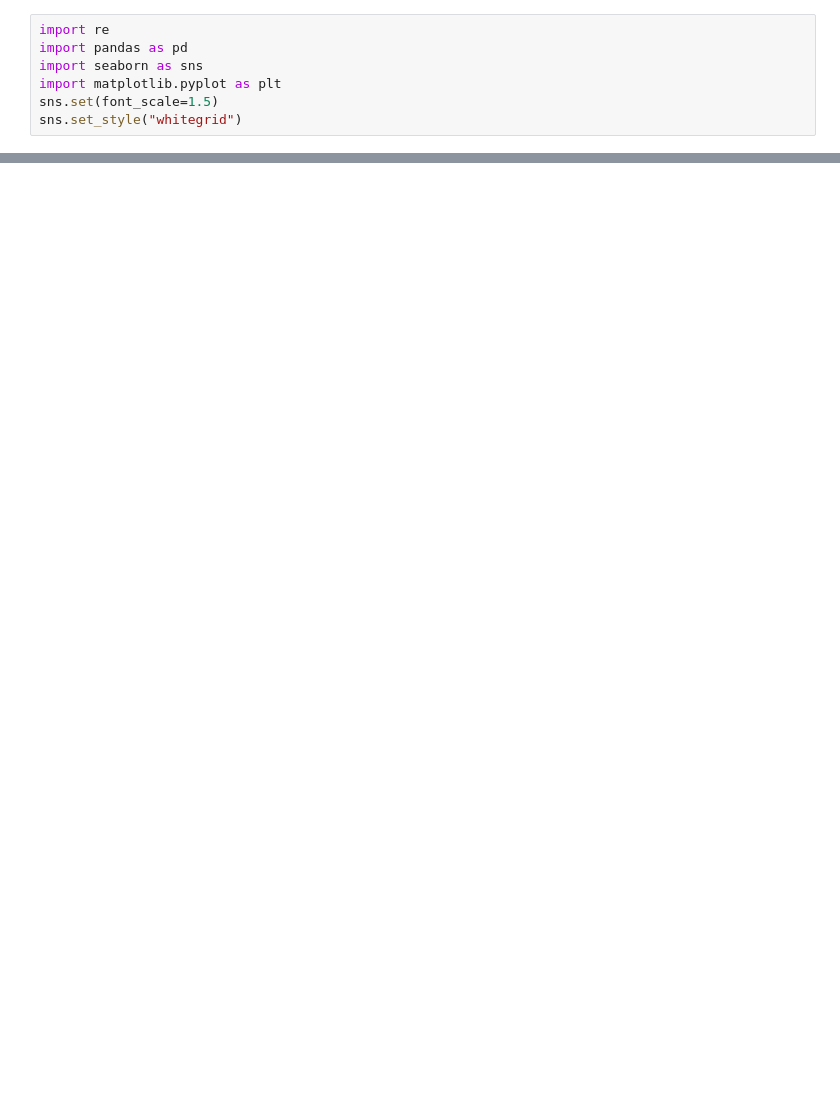
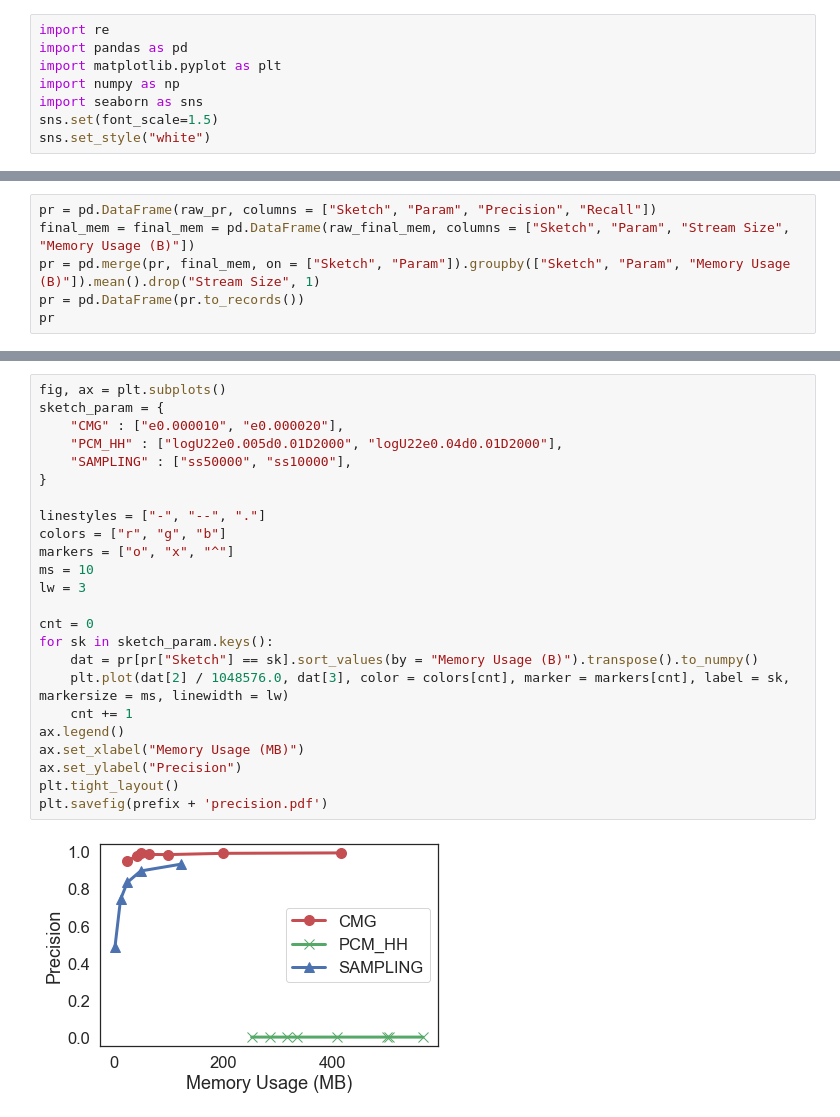
Before and after one commit to Yanqing-UTAH/ATTPCode, a Jupyter notebook: plot/HH_ATTP_clientid.ipynb, the cells around one changed output, grey strips where cells are left out. Saved outputs shown, nothing was run; the diff lists cells and outputs as text; blank space fills up the shorter version.

```diff
--- a/plot/HH_ATTP_clientid.ipynb
+++ b/plot/HH_ATTP_clientid.ipynb
@@ -1,7 +1,8 @@
 # %%
 import re
 import pandas as pd
+import matplotlib.pyplot as plt
+import numpy as np
 import seaborn as sns
-import matplotlib.pyplot as plt
 sns.set(font_scale=1.5)
-sns.set_style("whitegrid")
+sns.set_style("white")
@@ -167,0 +91,6 @@ plt.savefig(prefix + 'time.pdf')
+# %%
+pr = pd.DataFrame(raw_pr, columns = ["Sketch", "Param", "Precision", "Recall"])
+final_mem = final_mem = pd.DataFrame(raw_final_mem, columns = ["Sketch", "Param", "Stream Size", "Memory Usage (B)"])
+pr = pd.merge(pr, final_mem, on = ["Sketch", "Param"]).groupby(["Sketch", "Param", "Memory Usage (B)"]).mean().drop("Stream Size", 1)
+pr = pd.DataFrame(pr.to_records())
+pr
@@ -167,0 +115,26 @@ plt.savefig(prefix + 'time.pdf')
+# %%
+fig, ax = plt.subplots()
+sketch_param = {
+    "CMG" : ["e0.000010", "e0.000020"],
+    "PCM_HH" : ["logU22e0.005d0.01D2000", "logU22e0.04d0.01D2000"],
+    "SAMPLING" : ["ss50000", "ss10000"],
+}
+
+linestyles = ["-", "--", "."]
+colors = ["r", "g", "b"]
+markers = ["o", "x", "^"]
+ms = 10
+lw = 3
+
+cnt = 0
+for sk in sketch_param.keys():
+    dat = pr[pr["Sketch"] == sk].sort_values(by = "Memory Usage (B)").transpose().to_numpy()
+    plt.plot(dat[2] / 1048576.0, dat[3], color = colors[cnt], marker = markers[cnt], label = sk, markersize = ms, linewidth = lw)
+    cnt += 1
+ax.legend()
+ax.set_xlabel("Memory Usage (MB)")
+ax.set_ylabel("Precision")
+plt.tight_layout()
+plt.savefig(prefix + 'precision.pdf')
+# %% [output]
+[figure, added]
```
Also changed, not shown: parts of 15 cells of this notebook.
